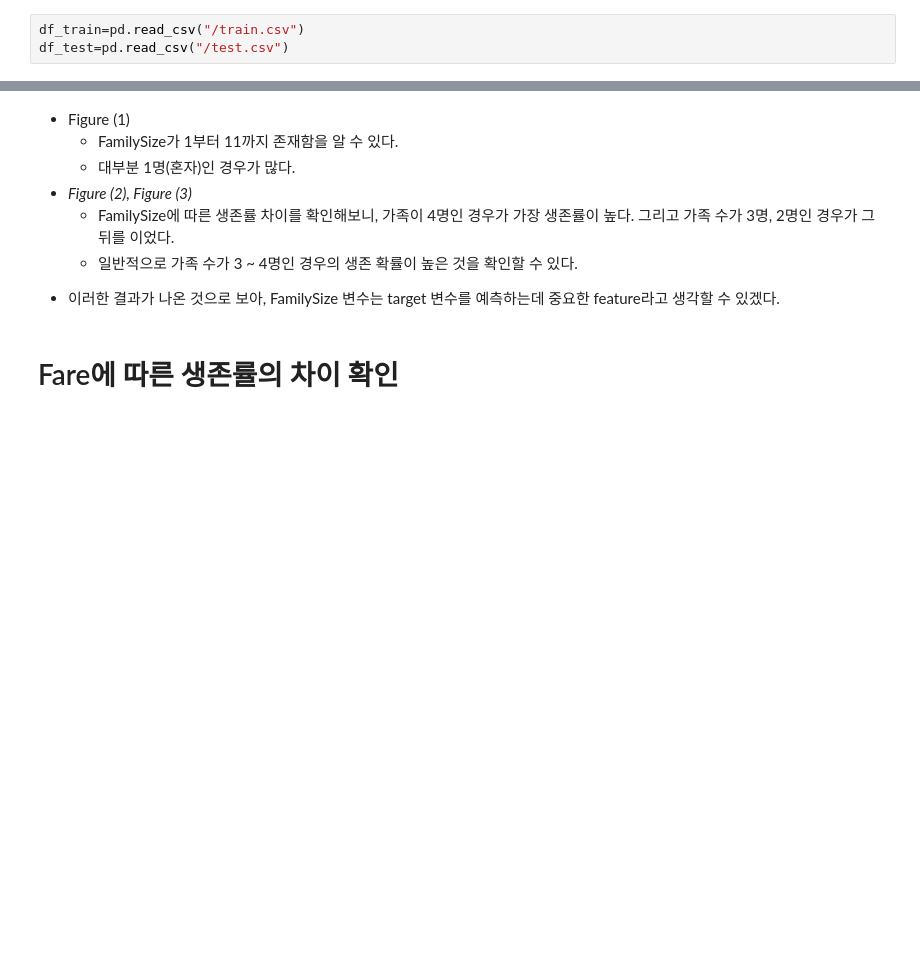
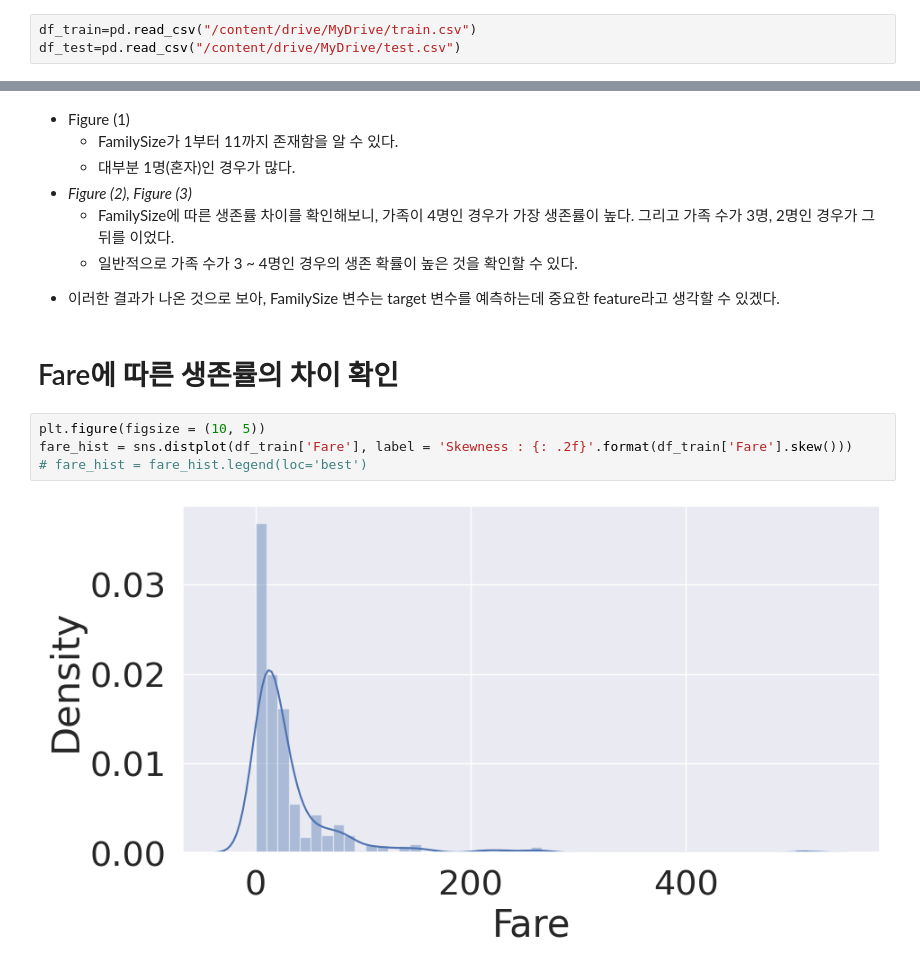
Before and after one commit to yoonseong00/colab, a Jupyter notebook: 타이타닉.ipynb, the cells around one changed output, grey strips where cells are left out. Cells and saved outputs as stored; diff of their text form; blank space fills up the shorter version.

```diff
--- a/타이타닉.ipynb
+++ b/타이타닉.ipynb
@@ -47,8 +47,8 @@ Requirement already satisfied: text-unidecode>=1.3 in /usr/local/lib/python3.10/
 Requirement already satisfied: charset-normalizer<4,>=2 in /usr/local/lib/python3.10/dist-packages (from requests->kaggle) (3.3.2)
 Requirement already satisfied: idna<4,>=2.5 in /usr/local/lib/python3.10/dist-packages (from requests->kaggle) (3.4)
 # %%
-df_train=pd.read_csv("/train.csv")
-df_test=pd.read_csv("/test.csv")
+df_train=pd.read_csv("/content/drive/MyDrive/train.csv")
+df_test=pd.read_csv("/content/drive/MyDrive/test.csv")
 # %%
 df_train.head()
 # %% [output]
@@ -482,3 +482,9 @@ plt.show()
 - 이러한 결과가 나온 것으로 보아, FamilySize 변수는 target 변수를 예측하는데 중요한 feature라고 생각할 수 있겠다.
 # %% [markdown]
 # Fare에 따른 생존률의 차이 확인
+# %%
+plt.figure(figsize = (10, 5))
+fare_hist = sns.distplot(df_train['Fare'], label = 'Skewness : {: .2f}'.format(df_train['Fare'].skew()))
+# fare_hist = fare_hist.legend(loc='best')
+# %% [output]
+[figure, added]
```
Also changed, not shown: parts of 9 cells of this notebook.
